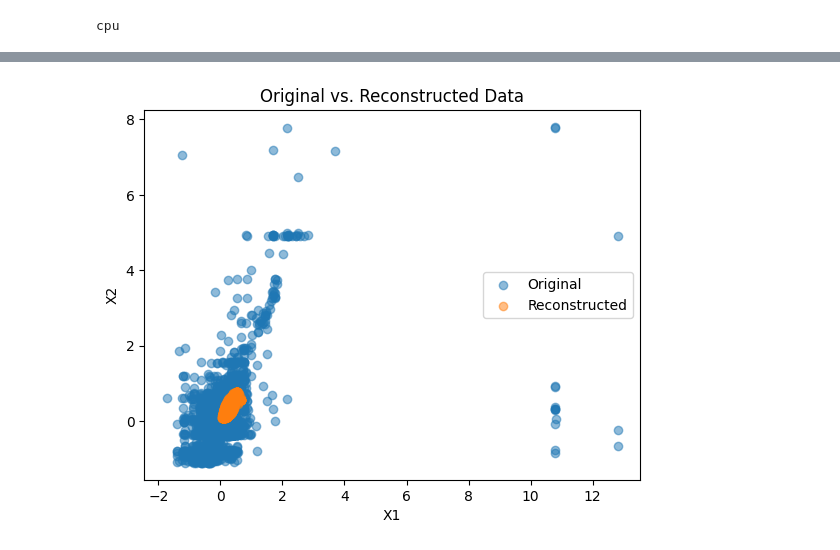
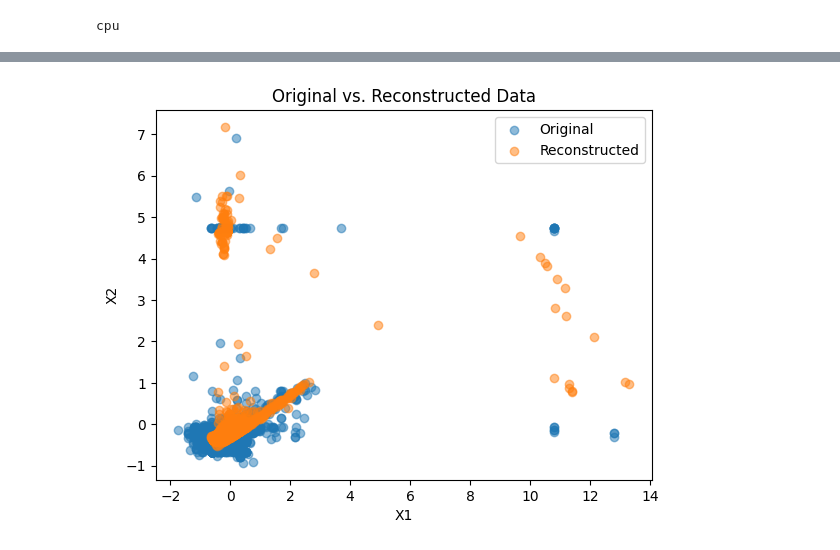
Before and after one commit to ThibLang/playground-series-s3e21, a Jupyter notebook: VAE.ipynb, the cells around one changed output, grey strips where cells are left out. Saved outputs shown, nothing was run; the diff lists cells and outputs as text; code cells hidden in the pictures.

```diff
--- a/VAE.ipynb
+++ b/VAE.ipynb
@@ -76,7 +76,7 @@ def standardize_data(data):
     return standardized_data
 
 # Assuming the other parts of your code and the provided CustomDataset are above this
-col_to_keep = ['O2_1', 'target']
+col_to_keep = ['O2_1', 'O2_2', 'BOD5_5', 'target']
 training_df = df[col_to_keep]
 training_ds = CustomDataset(training_df)
 
@@ -164,6 +145,9 @@ cpu
 def train(model, dataset, num_epochs=50, batch_size=32):
     dataloader = T.utils.data.DataLoader(dataset, batch_size=batch_size, shuffle=True)
     loss_values = []
+
+    best_loss = np.inf
+    best_model = None
 
     for epoch in range(num_epochs):
         epoch_loss = 0.0
@@ -178,16 +162,19 @@ def train(model, dataset, num_epochs=50, batch_size=32):
             epoch_loss += loss.item()
         scheduler.step()
         average_epoch_loss = epoch_loss / len(dataloader)
+
+        if average_epoch_loss < best_loss:
+            best_loss = average_epoch_loss
+            best_model = model.state_dict()
+
         loss_values.append(average_epoch_loss)
-        # print(f'Epoch {epoch+1}/{num_epochs}, Loss: {average_epoch_loss:.4f}')
-        print(f'\rEpoch {epoch+1}/{num_epochs}, Loss: {loss.item():.4f}', end='')
+        print(f'\rEpoch {epoch+1}/{num_epochs}, Loss: {loss.item():.4f}, Best: {best_loss:.4f}', end='')
 
 
+    model.load_state_dict(best_model)
     # Plotting
     plt.plot(loss_values)
     plt.xlabel('Epochs')
     plt.ylabel('Loss')
     plt.title('Training Loss over Epochs')
     plt.show()
-
-train(autoencoder, normalized_training_ds, num_epochs=100, batch_size=2983)
@@ -196,0 +181,2 @@ Epoch 100/100, Loss: 0.8305
+# %%
+train(autoencoder, normalized_training_ds, num_epochs=500, batch_size=2983)
@@ -197,47 +186,29 @@ Epoch 100/100, Loss: 0.8305
 # %%
 import torch
 import torch.nn as nn
 import torch.optim as optim
 import matplotlib.pyplot as plt
+import numpy as np
+
 
 # # Use DataLoader to handle the data transformation from Dataset to Tensor
 dataloader_eval = T.utils.data.DataLoader(normalized_training_ds, batch_size=len(normalized_training_ds), shuffle=False)
 
-# # Pass data through the autoencoder
 reconstructed_data = []
-# autoencoder.eval()
-# with T.no_grad():
-#     for data in dataloader_eval:
-#         data_gpu = data.to(device)  # Ensure data is on GPU
-#         recon = autoencoder(data_gpu)
-#         reconstructed_data.append(recon.cpu())
-
-# reconstructed_data = T.cat(reconstructed_data).numpy()
-
-
-import matplotlib.pyplot as plt
-import numpy as np
-
-# Assuming the data can be visualized in a 2D scatter plot.
-# Let's say the data has 4 dimensions, and you'd like to visualize the first 2 dimensions.
-
-# Convert the original data to numpy directly from the CustomDataset object
-original_data = normalized_training_ds.data
-
 autoencoder.eval()
 # Visualize the results
 with torch.no_grad():
     for data in dataloader_eval:
         outputs = autoencoder(data)
         reconstructed_data.append(outputs)
 
     reconstructed_data = T.cat(reconstructed_data).numpy()
     plt.scatter(normalized_df.iloc[:, 0], normalized_df.iloc[:, 1], alpha=0.5, label='Original')
     plt.scatter(reconstructed_data[:, 0], reconstructed_data[:, 1], alpha=0.5, label='Reconstructed')
     plt.title("Original vs. Reconstructed Data")
     plt.xlabel("X1")
     plt.ylabel("X2")
     plt.legend()
     plt.show()
 # %% [output]
-[figure, old version]
+[figure, new version]
```
Also changed, not shown: parts of 11 cells of this notebook.
